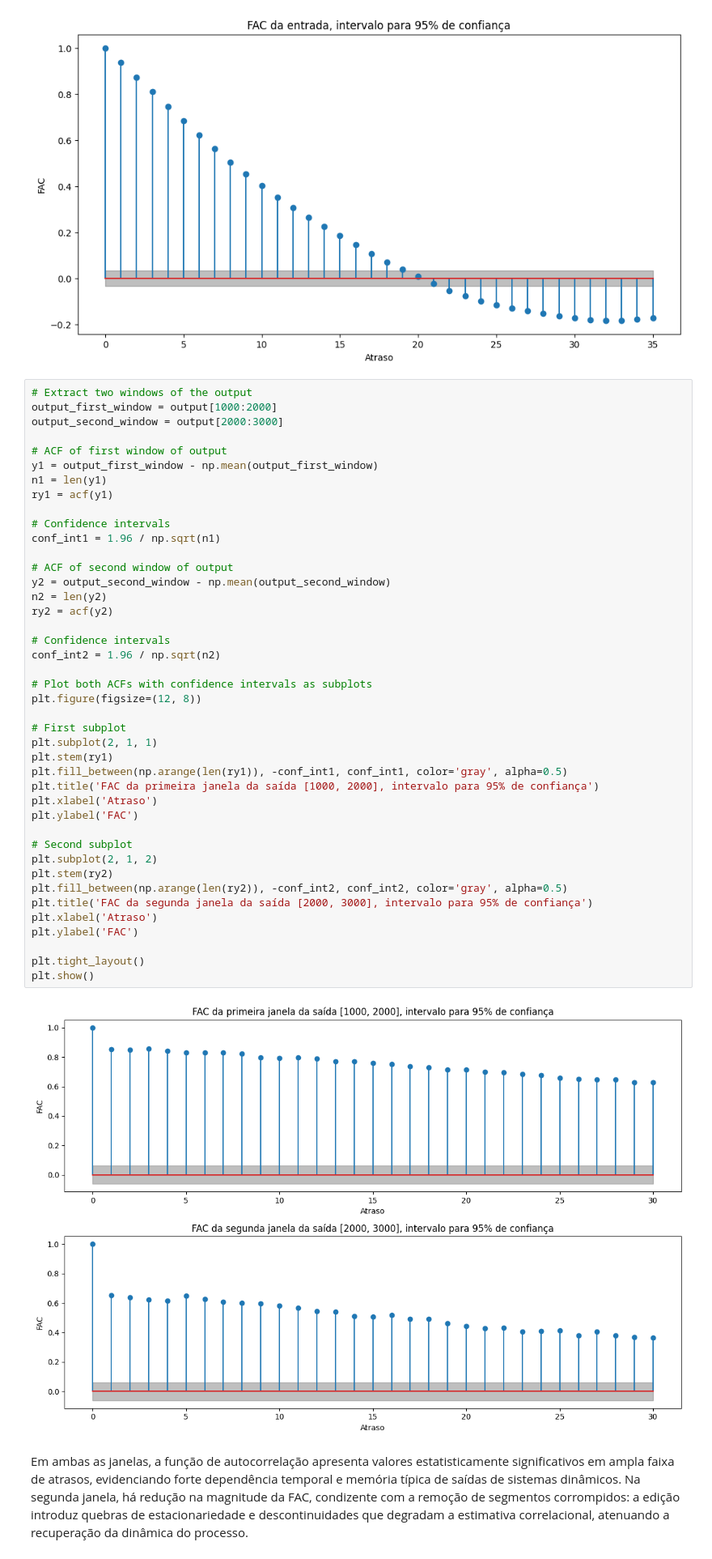
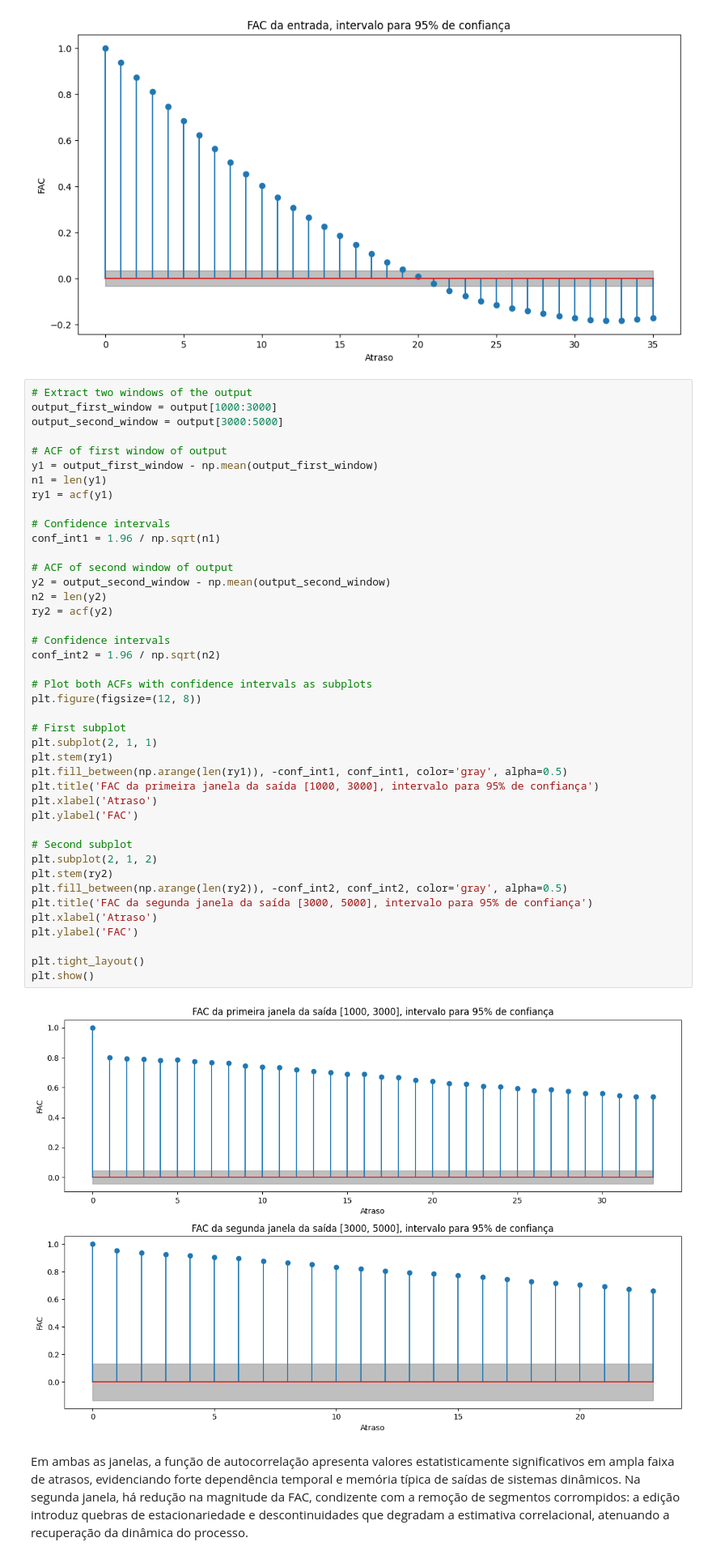
Before and after one commit to eduardo-ufmg/identificacao_de_sistemas_e_estimacao_de_parametros, a Jupyter notebook: 2_correlacao/simulacoes.ipynb, the cells around one changed output. Shown at 81% size. Saved outputs shown, nothing was run; the diff lists cells and outputs as text.

```diff
--- a/2_correlacao/simulacoes.ipynb
+++ b/2_correlacao/simulacoes.ipynb
@@ -305,8 +305,8 @@ plt.show()
 [figure]
 # %%
 # Extract two windows of the output
-output_first_window = output[1000:2000]
-output_second_window = output[2000:3000]
+output_first_window = output[1000:3000]
+output_second_window = output[3000:5000]
 
 # ACF of first window of output
 y1 = output_first_window - np.mean(output_first_window)
@@ -317,36 +317,36 @@ ry1 = acf(y1)
 conf_int1 = 1.96 / np.sqrt(n1)
 
 # ACF of second window of output
 y2 = output_second_window - np.mean(output_second_window)
 n2 = len(y2)
 ry2 = acf(y2)
 
 # Confidence intervals
 conf_int2 = 1.96 / np.sqrt(n2)
 
 # Plot both ACFs with confidence intervals as subplots
 plt.figure(figsize=(12, 8))
 
 # First subplot
 plt.subplot(2, 1, 1)
 plt.stem(ry1)
 plt.fill_between(np.arange(len(ry1)), -conf_int1, conf_int1, color='gray', alpha=0.5)
-plt.title('FAC da primeira janela da saída [1000, 2000], intervalo para 95% de confiança')
+plt.title('FAC da primeira janela da saída [1000, 3000], intervalo para 95% de confiança')
 plt.xlabel('Atraso')
 plt.ylabel('FAC')
 
 # Second subplot
 plt.subplot(2, 1, 2)
 plt.stem(ry2)
 plt.fill_between(np.arange(len(ry2)), -conf_int2, conf_int2, color='gray', alpha=0.5)
-plt.title('FAC da segunda janela da saída [2000, 3000], intervalo para 95% de confiança')
+plt.title('FAC da segunda janela da saída [3000, 5000], intervalo para 95% de confiança')
 plt.xlabel('Atraso')
 plt.ylabel('FAC')
 
 plt.tight_layout()
 plt.show()
 # %% [output]
-[figure, old version]
+[figure, new version]
 # %% [markdown]
 Em ambas as janelas, a função de autocorrelação apresenta valores estatisticamente significativos em ampla faixa de atrasos, evidenciando forte dependência temporal e memória típica de saídas de sistemas dinâmicos. Na segunda janela, há redução na magnitude da FAC, condizente com a remoção de segmentos corrompidos: a edição introduz quebras de estacionariedade e descontinuidades que degradam a estimativa correlacional, atenuando a recuperação da dinâmica do processo.
 # %%
```
Also changed, not shown: parts of 2 cells of this notebook, 17 other files.
